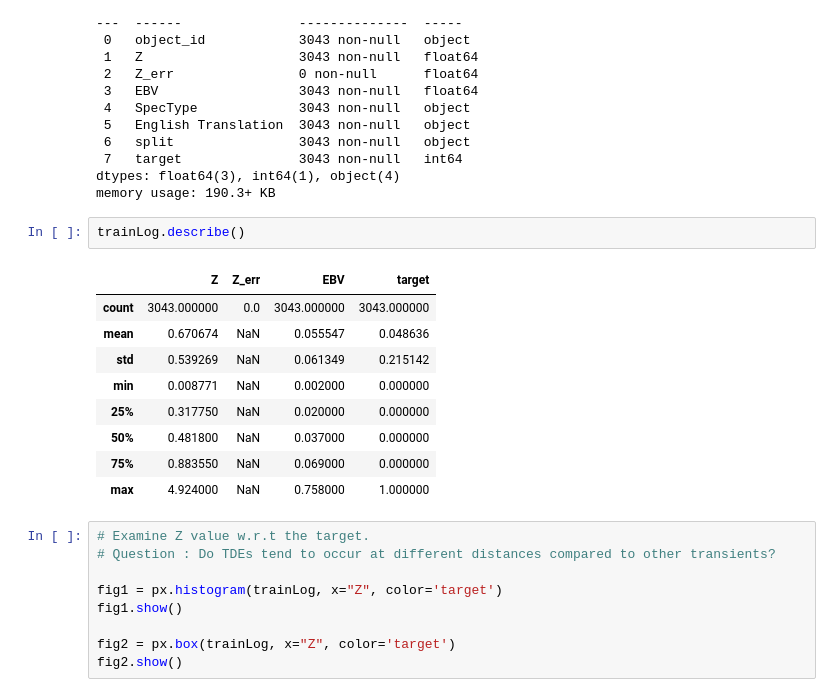
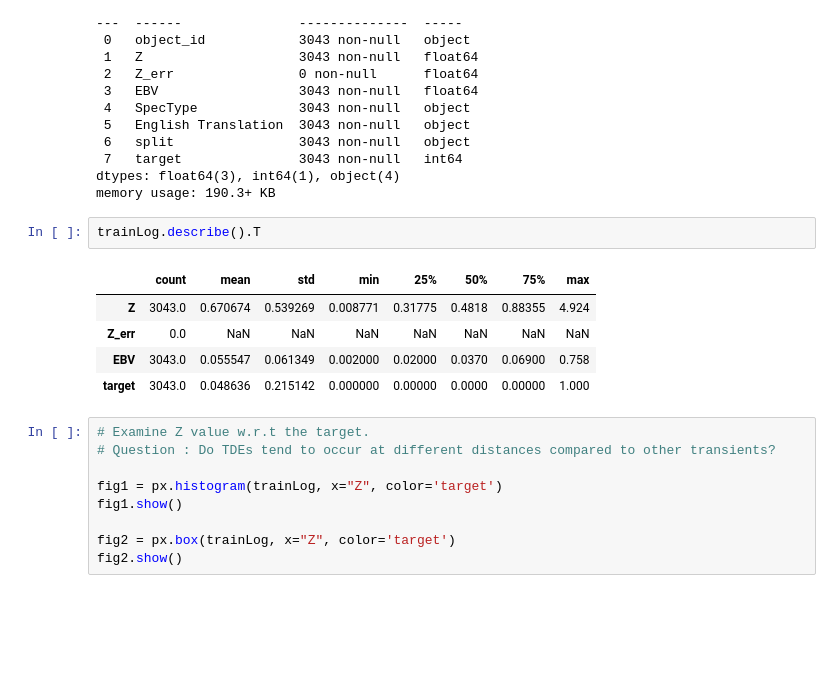
Before and after one commit to ayushsj99/MALLORN_Kaggle_Competition, a Jupyter notebook: MALLORN_Competition.ipynb, the cells around one changed output. Cells and saved outputs as stored; diff of their text form; blank space fills up the shorter version.

```diff
--- a/MALLORN_Competition.ipynb
+++ b/MALLORN_Competition.ipynb
@@ -229,17 +229,13 @@ Data columns (total 8 columns):
 dtypes: float64(3), int64(1), object(4)
 memory usage: 190.3+ KB
 # %%
-trainLog.describe()
+trainLog.describe().T
 # %% [output]
-|  | Z | Z_err | EBV | target |
-| count | 3043.000000 | 0.0 | 3043.000000 | 3043.000000 |
-| mean | 0.670674 | NaN | 0.055547 | 0.048636 |
-| std | 0.539269 | NaN | 0.061349 | 0.215142 |
-| min | 0.008771 | NaN | 0.002000 | 0.000000 |
-| 25% | 0.317750 | NaN | 0.020000 | 0.000000 |
-| 50% | 0.481800 | NaN | 0.037000 | 0.000000 |
-| 75% | 0.883550 | NaN | 0.069000 | 0.000000 |
-| max | 4.924000 | NaN | 0.758000 | 1.000000 |
+|  | count | mean | std | min | 25% | 50% | 75% | max |
+| Z | 3043.0 | 0.670674 | 0.539269 | 0.008771 | 0.31775 | 0.4818 | 0.88355 | 4.924 |
+| Z_err | 0.0 | NaN | NaN | NaN | NaN | NaN | NaN | NaN |
+| EBV | 3043.0 | 0.055547 | 0.061349 | 0.002000 | 0.02000 | 0.0370 | 0.06900 | 0.758 |
+| target | 3043.0 | 0.048636 | 0.215142 | 0.000000 | 0.00000 | 0.0000 | 0.00000 | 1.000 |
 # %%
 # Examine Z value w.r.t the target.
 # Question : Do TDEs tend to occur at different distances compared to other transients?
```
Also changed, not shown: parts of 7 cells of this notebook.
